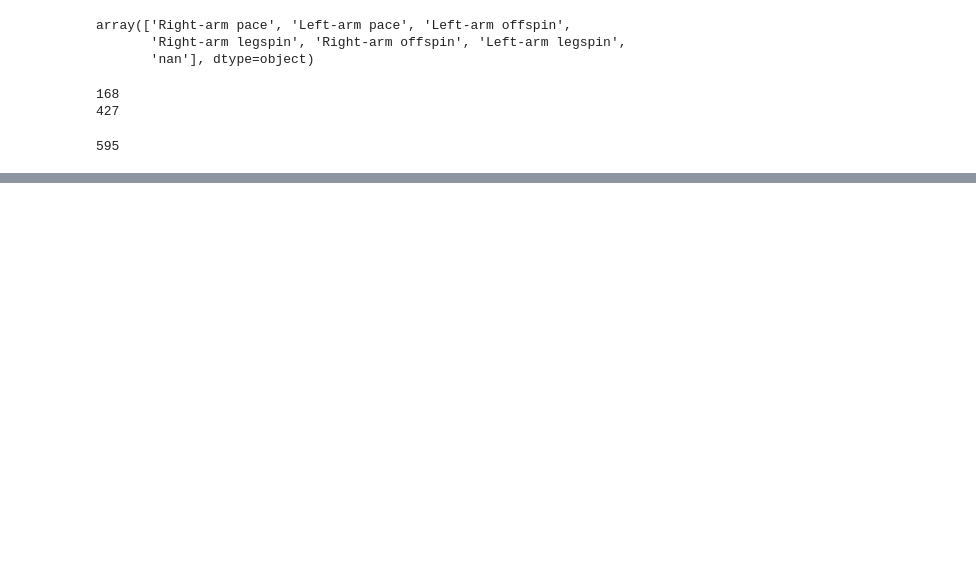
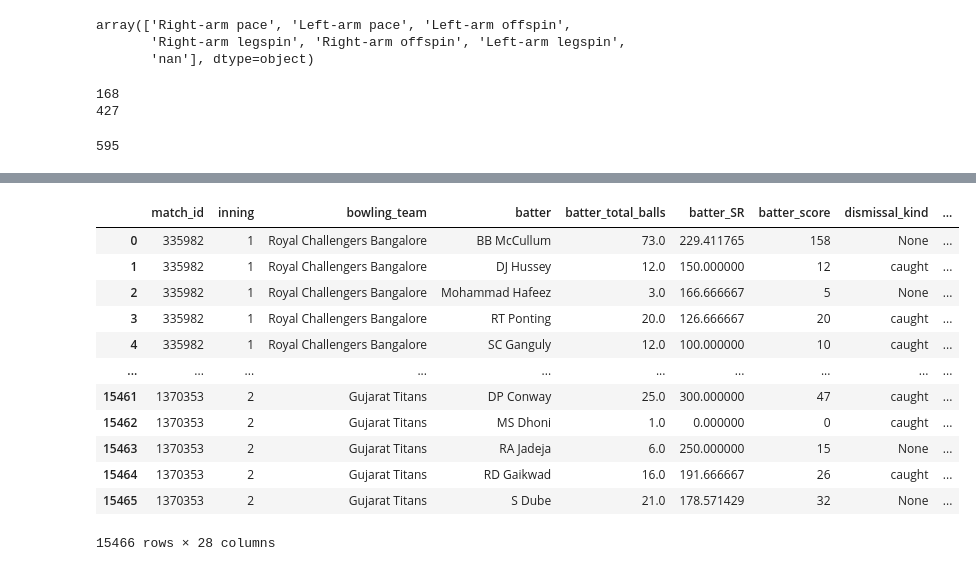
Before and after one commit to depleur/cricforecast, a Jupyter notebook: xR_data_augmentation.ipynb, the cells around one changed output, grey strips where cells are left out. Cells and saved outputs as stored; diff of their text form; code cells hidden in the pictures; blank space fills up the shorter version.

```diff
--- a/xR_data_augmentation.ipynb
+++ b/xR_data_augmentation.ipynb
@@ -286,0 +303,28 @@ len(all_bowlers)
+# %%
+# Ensure the dataframe is sorted by 'batter' and 'date'
+# aggregated_df = aggregated_df.sort_values(by=['batter', 'date'])
+
+# Group by 'batter' and calculate the rolling sums for the last 5 matches
+aggregated_df['score_last_5'] = aggregated_df.groupby('batter')['batter_score'].transform(lambda x: x.rolling(window=5, min_periods=1).sum())
+aggregated_df['balls_last_5'] = aggregated_df.groupby('batter')['batter_total_balls'].transform(lambda x: x.rolling(window=5, min_periods=1).sum())
+
+# Create new columns for each of the last 5 matches
+for i in range(1, 6):
+    aggregated_df[f'score_last_{i}'] = aggregated_df.groupby('batter')['batter_score'].transform(lambda x: x.shift(i))
+    aggregated_df[f'balls_last_{i}'] = aggregated_df.groupby('batter')['batter_total_balls'].transform(lambda x: x.shift(i))
+
+aggregated_df
+# %% [output]
+|  | match_id | inning | bowling_team | batter | batter_total_balls | batter_SR | batter_score | dismissal_kind | ... |
+| 0 | 335982 | 1 | Royal Challengers Bangalore | BB McCullum | 73.0 | 229.411765 | 158 | None | ... |
+| 1 | 335982 | 1 | Royal Challengers Bangalore | DJ Hussey | 12.0 | 150.000000 | 12 | caught | ... |
+| 2 | 335982 | 1 | Royal Challengers Bangalore | Mohammad Hafeez | 3.0 | 166.666667 | 5 | None | ... |
+| 3 | 335982 | 1 | Royal Challengers Bangalore | RT Ponting | 20.0 | 126.666667 | 20 | caught | ... |
+| 4 | 335982 | 1 | Royal Challengers Bangalore | SC Ganguly | 12.0 | 100.000000 | 10 | caught | ... |
+| ... | ... | ... | ... | ... | ... | ... | ... | ... | ... |
+| 15461 | 1370353 | 2 | Gujarat Titans | DP Conway | 25.0 | 300.000000 | 47 | caught | ... |
+| 15462 | 1370353 | 2 | Gujarat Titans | MS Dhoni | 1.0 | 0.000000 | 0 | caught | ... |
+| 15463 | 1370353 | 2 | Gujarat Titans | RA Jadeja | 6.0 | 250.000000 | 15 | None | ... |
+| 15464 | 1370353 | 2 | Gujarat Titans | RD Gaikwad | 16.0 | 191.666667 | 26 | caught | ... |
+| 15465 | 1370353 | 2 | Gujarat Titans | S Dube | 21.0 | 178.571429 | 32 | None | ... |
+15466 rows × 28 columns
```
Also changed, not shown: parts of 1 cell of this notebook.
